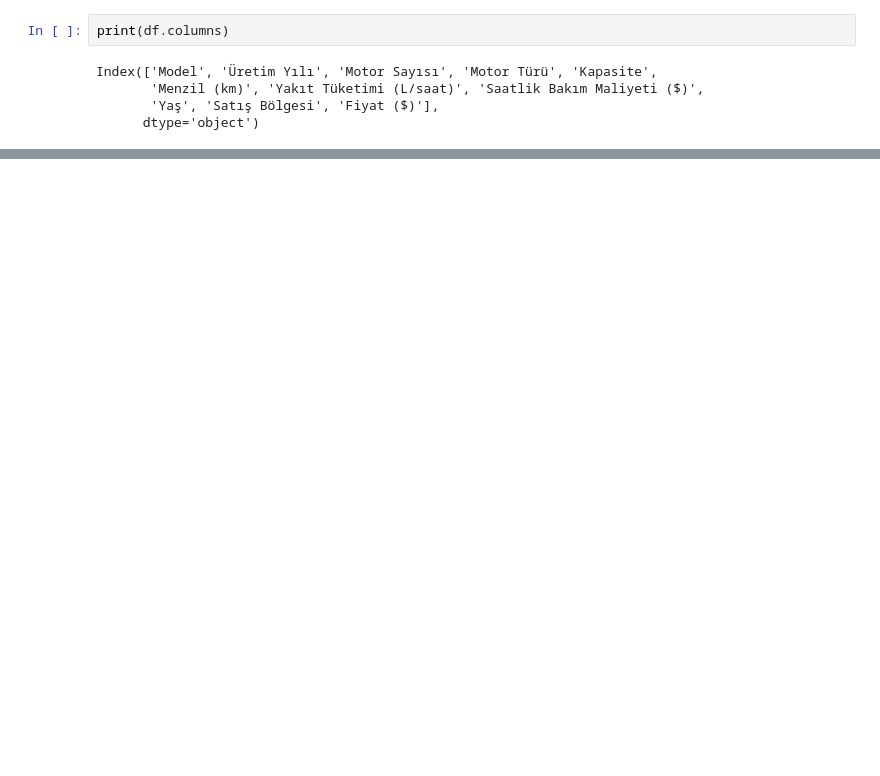
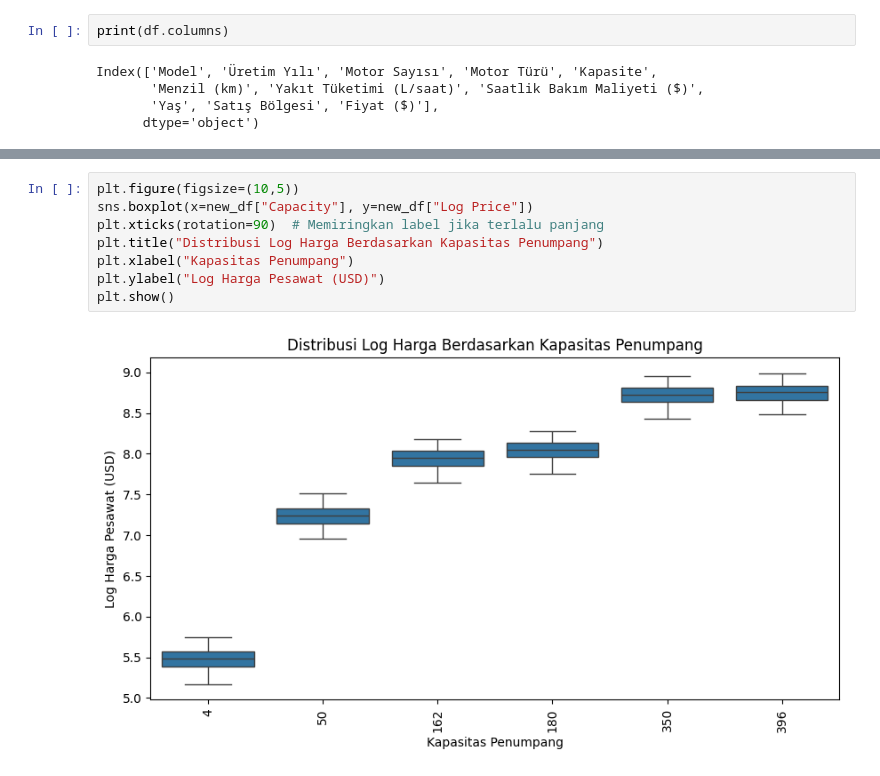
Before and after one commit to Antonio1206/portofolio, a Jupyter notebook: Airplane Price/ap.ipynb, the cells around one changed output, grey strips where cells are left out. Cells and saved outputs as stored; diff of their text form; blank space fills up the shorter version.

```diff
--- a/Airplane Price/ap.ipynb
+++ b/Airplane Price/ap.ipynb
@@ -157,0 +258,10 @@ np.int64(0)
+# %%
+plt.figure(figsize=(10,5))
+sns.boxplot(x=new_df["Capacity"], y=new_df["Log Price"])
+plt.xticks(rotation=90)  # Memiringkan label jika terlalu panjang
+plt.title("Distribusi Log Harga Berdasarkan Kapasitas Penumpang")
+plt.xlabel("Kapasitas Penumpang")
+plt.ylabel("Log Harga Pesawat (USD)")
+plt.show()
+# %% [output]
+[figure, added]
```
Also changed, not shown: parts of 29 cells of this notebook, 1 other file.
